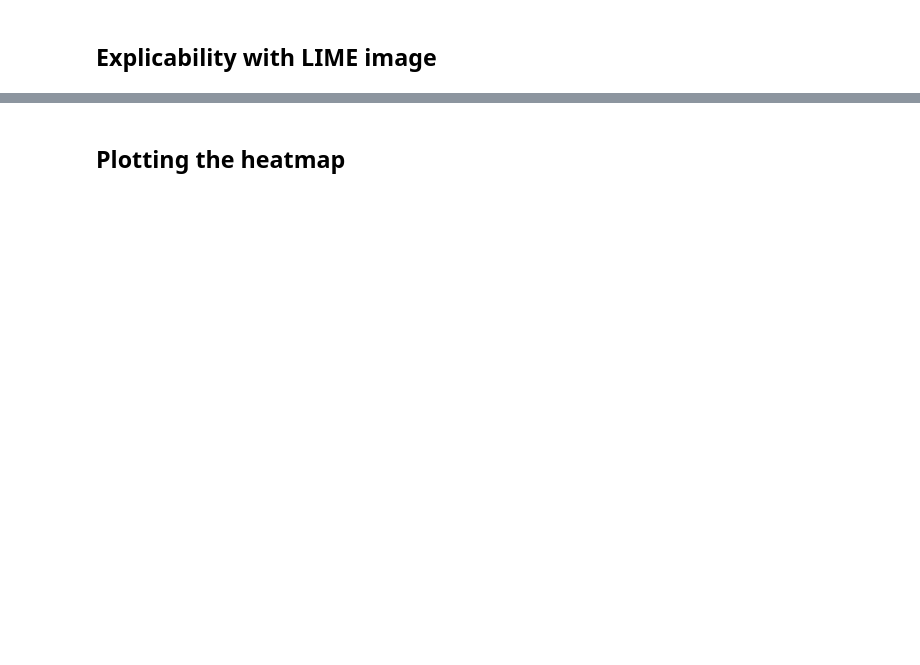
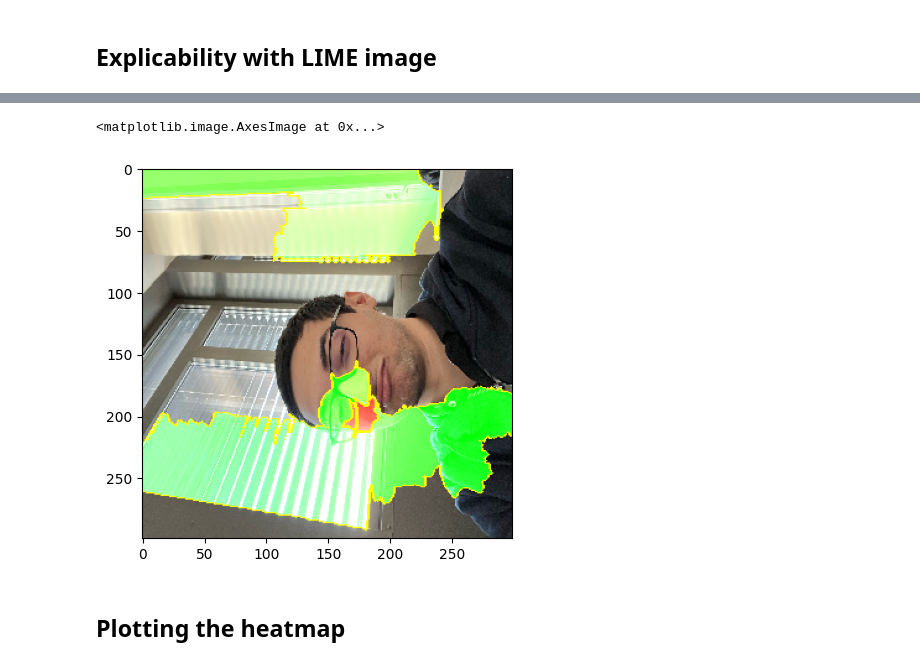
Before and after one commit to 0nyr/explainibility_seminar, a Jupyter notebook: src/Notebook_explicability_students_version-2.ipynb, the cells around one changed output, grey strips where cells are left out. Saved outputs shown, nothing was run; the diff lists cells and outputs as text; code cells hidden in the pictures; blank space fills up the shorter version.

```diff
--- a/src/Notebook_explicability_students_version-2.ipynb
+++ b/src/Notebook_explicability_students_version-2.ipynb
@@ -479,8 +548,20 @@ for x in decode_predictions(preds)[0]:
 
 # Train lime image explainer
 explainer = lime_image.LimeImageExplainer()
-explanation = explainer.explain_instance(images[0].astype('double'), inception_model.predict, top_labels="?", hide_color="?", num_samples="?")
+explanation = explainer.explain_instance(
+    images[0].astype('double'),
+    inception_model.predict,
+    top_labels=5,
+    hide_color=0,
+    num_samples=100
+)
 
 # Plot boundaries
-temp, mask = explanation.get_image_and_mask(explanation.top_labels["?"], positive_only="?", num_features="?", hide_rest="?")
+temp, mask = explanation.get_image_and_mask(
+    explanation.top_labels[0],
+    positive_only=0,
+    num_features=10,
+    hide_rest=0
+)
 plt.imshow(mark_boundaries(temp / 2 + 0.5, mask))
+# %% [output]
@@ -487,3 +578,5 @@ plt.imshow(mark_boundaries(temp / 2 + 0.5, mask))
+<matplotlib.image.AxesImage at 0x...>
+[figure, added]
 # %% [markdown]
 ## Plotting the heatmap
 # %%
```
Also changed, not shown: parts of 20 cells of this notebook, 4 other files.
